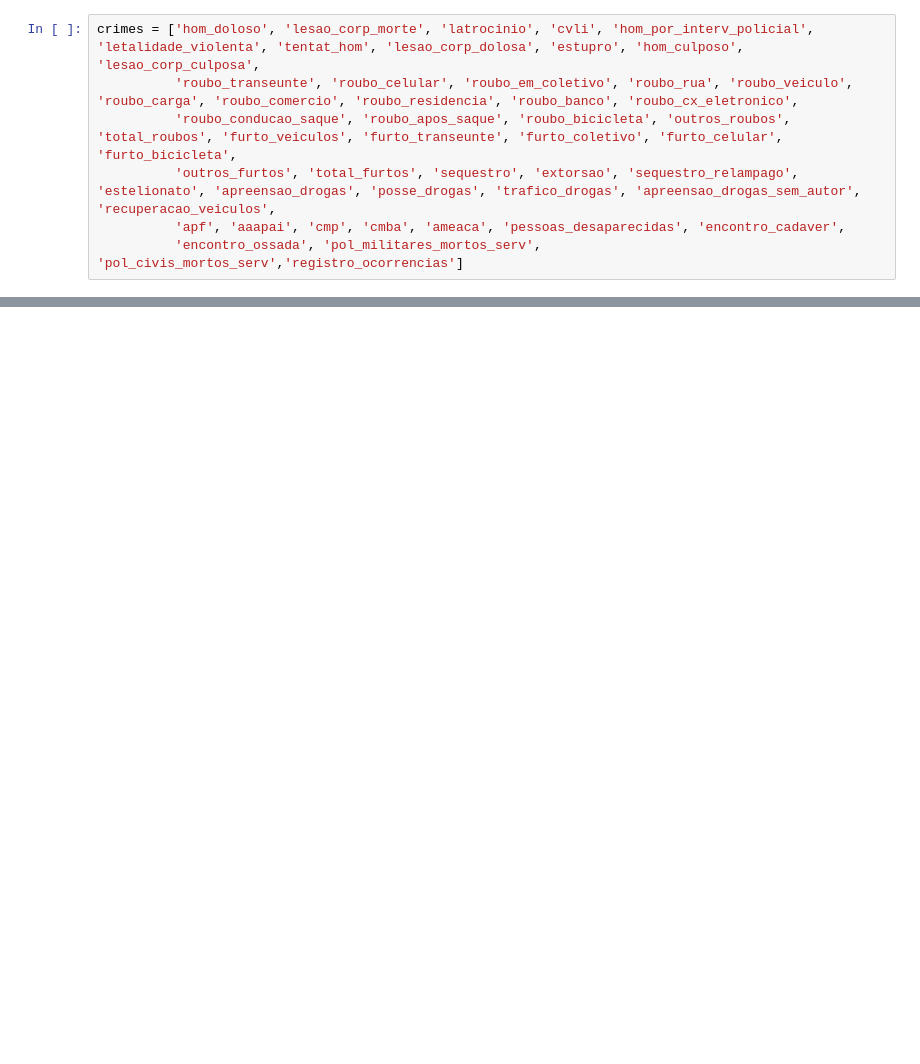
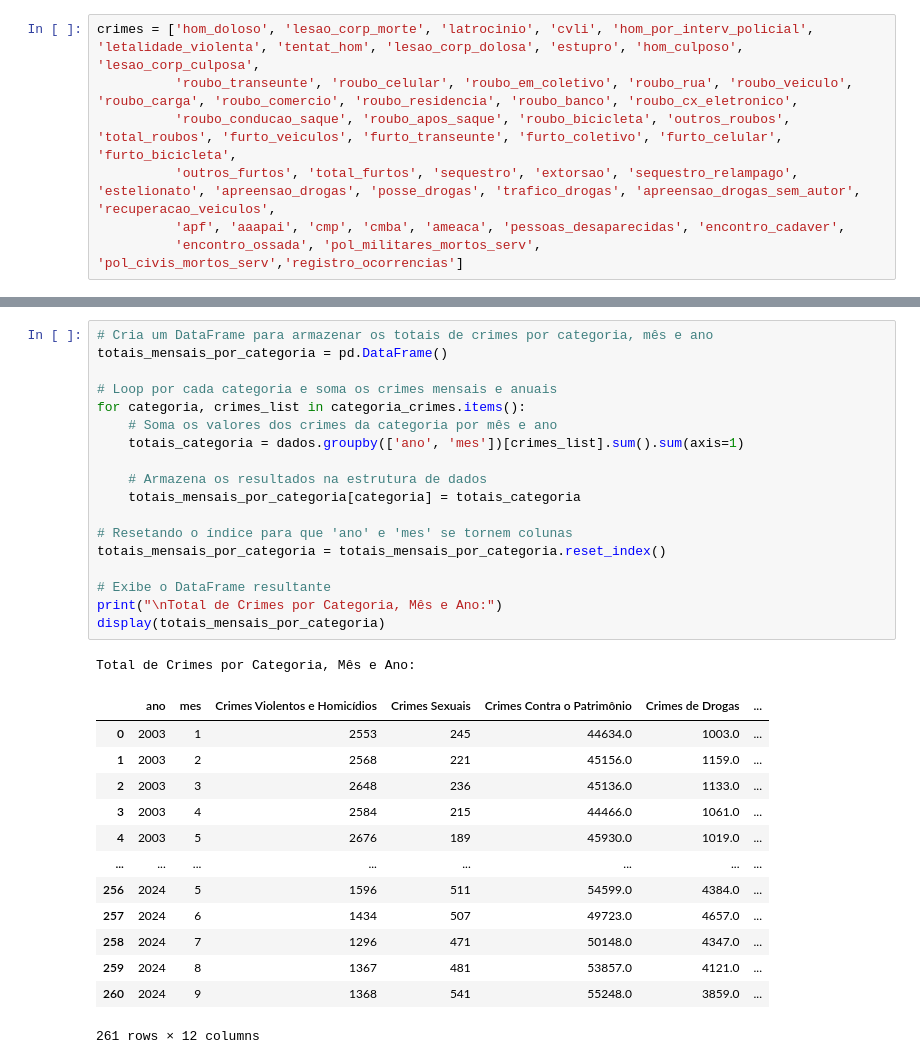
Before and after one commit to jnascimentoc/Projeto-Final-Mulheres-Tech-Senac, a Jupyter notebook: Etapa1.ipynb, the cells around one changed output, grey strips where cells are left out. Cells and saved outputs as stored; diff of their text form; blank space fills up the shorter version.

```diff
--- a/Etapa1.ipynb
+++ b/Etapa1.ipynb
@@ -217,0 +255,33 @@ display(df_estatisticas_crimes)
+# %%
+# Cria um DataFrame para armazenar os totais de crimes por categoria, mês e ano
+totais_mensais_por_categoria = pd.DataFrame()
+
+# Loop por cada categoria e soma os crimes mensais e anuais
+for categoria, crimes_list in categoria_crimes.items():
+    # Soma os valores dos crimes da categoria por mês e ano
+    totais_categoria = dados.groupby(['ano', 'mes'])[crimes_list].sum().sum(axis=1)
+
+    # Armazena os resultados na estrutura de dados
+    totais_mensais_por_categoria[categoria] = totais_categoria
+
+# Resetando o índice para que 'ano' e 'mes' se tornem colunas
+totais_mensais_por_categoria = totais_mensais_por_categoria.reset_index()
+
+# Exibe o DataFrame resultante
+print("\nTotal de Crimes por Categoria, Mês e Ano:")
+display(totais_mensais_por_categoria)
+# %% [output]
+Total de Crimes por Categoria, Mês e Ano:
+|  | ano | mes | Crimes Violentos e Homicídios | Crimes Sexuais | Crimes Contra o Patrimônio | Crimes de Drogas | ... |
+| 0 | 2003 | 1 | 2553 | 245 | 44634.0 | 1003.0 | ... |
+| 1 | 2003 | 2 | 2568 | 221 | 45156.0 | 1159.0 | ... |
+| 2 | 2003 | 3 | 2648 | 236 | 45136.0 | 1133.0 | ... |
+| 3 | 2003 | 4 | 2584 | 215 | 44466.0 | 1061.0 | ... |
+| 4 | 2003 | 5 | 2676 | 189 | 45930.0 | 1019.0 | ... |
+| ... | ... | ... | ... | ... | ... | ... | ... |
+| 256 | 2024 | 5 | 1596 | 511 | 54599.0 | 4384.0 | ... |
+| 257 | 2024 | 6 | 1434 | 507 | 49723.0 | 4657.0 | ... |
+| 258 | 2024 | 7 | 1296 | 471 | 50148.0 | 4347.0 | ... |
+| 259 | 2024 | 8 | 1367 | 481 | 53857.0 | 4121.0 | ... |
+| 260 | 2024 | 9 | 1368 | 541 | 55248.0 | 3859.0 | ... |
+261 rows × 12 columns
```
Also changed, not shown: parts of 10 cells of this notebook.
